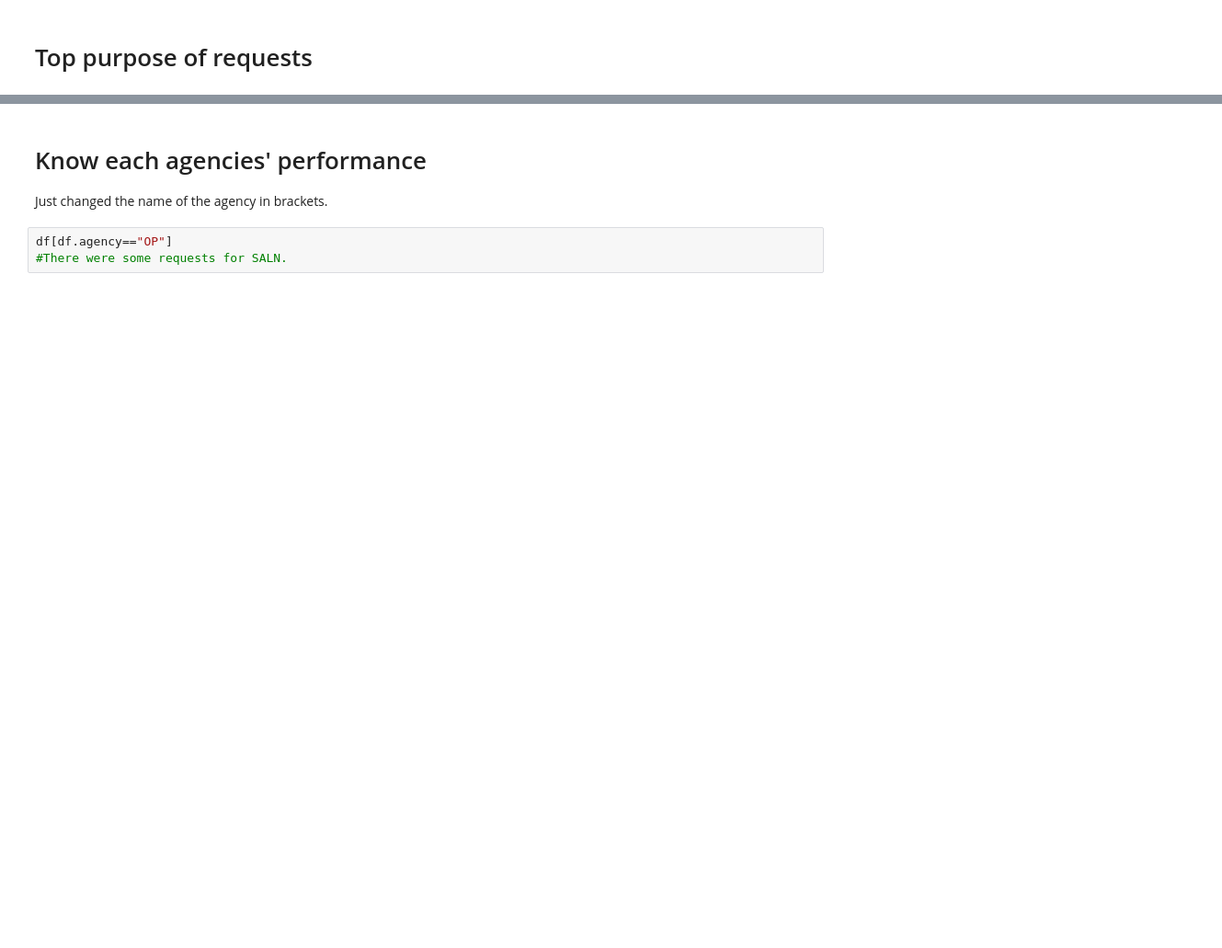
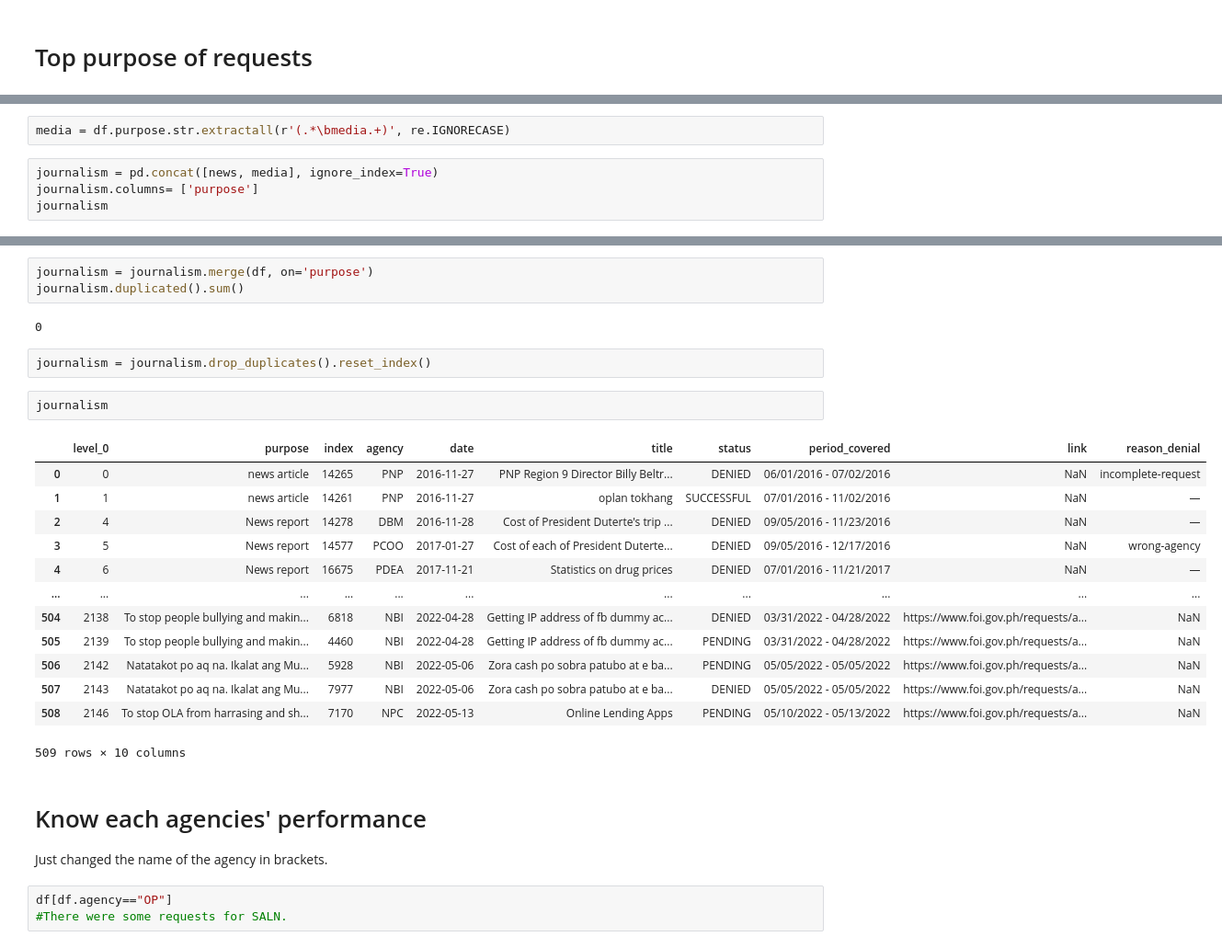
Before and after one commit to pmagtulis/foi-analysis, a Jupyter notebook: foi-analysis.ipynb, the cells around one changed output, grey strips where cells are left out. Shown at 92% size. Cells and saved outputs as stored; diff of their text form; blank space fills up the shorter version.

```diff
--- a/foi-analysis.ipynb
+++ b/foi-analysis.ipynb
@@ -377,0 +445,6 @@ Name: purpose, dtype: int64
+# %%
+media = df.purpose.str.extractall(r'(.*\bmedia.+)', re.IGNORECASE)
+# %%
+journalism = pd.concat([news, media], ignore_index=True)
+journalism.columns= ['purpose']
+journalism
@@ -378,3 +465,26 @@ Name: purpose, dtype: int64
+# %%
+journalism = journalism.merge(df, on='purpose')
+journalism.duplicated().sum()
+# %% [output]
+0
+# %%
+journalism = journalism.drop_duplicates().reset_index()
+# %%
+journalism
+# %% [output]
+|  | level_0 | purpose | index | agency | date | title | status | period_covered | link | reason_denial |
+| 0 | 0 | news article | 14265 | PNP | 2016-11-27 | PNP Region 9 Director Billy Beltr... | DENIED | 06/01/2016 - 07/02/2016 | NaN | incomplete-request |
+| 1 | 1 | news article | 14261 | PNP | 2016-11-27 | oplan tokhang | SUCCESSFUL | 07/01/2016 - 11/02/2016 | NaN | — |
+| 2 | 4 | News report | 14278 | DBM | 2016-11-28 | Cost of President Duterte's trip ... | DENIED | 09/05/2016 - 11/23/2016 | NaN | — |
+| 3 | 5 | News report | 14577 | PCOO | 2017-01-27 | Cost of each of President Duterte... | DENIED | 09/05/2016 - 12/17/2016 | NaN | wrong-agency |
+| 4 | 6 | News report | 16675 | PDEA | 2017-11-21 | Statistics on drug prices | DENIED | 07/01/2016 - 11/21/2017 | NaN | — |
+| ... | ... | ... | ... | ... | ... | ... | ... | ... | ... | ... |
+| 504 | 2138 | To stop people bullying and makin... | 6818 | NBI | 2022-04-28 | Getting IP address of fb dummy ac... | DENIED | 03/31/2022 - 04/28/2022 | https://www.foi.gov.ph/requests/a... | NaN |
+| 505 | 2139 | To stop people bullying and makin... | 4460 | NBI | 2022-04-28 | Getting IP address of fb dummy ac... | PENDING | 03/31/2022 - 04/28/2022 | https://www.foi.gov.ph/requests/a... | NaN |
+| 506 | 2142 | Natatakot po aq na. Ikalat ang Mu... | 5928 | NBI | 2022-05-06 | Zora cash po sobra patubo at e ba... | PENDING | 05/05/2022 - 05/05/2022 | https://www.foi.gov.ph/requests/a... | NaN |
+| 507 | 2143 | Natatakot po aq na. Ikalat ang Mu... | 7977 | NBI | 2022-05-06 | Zora cash po sobra patubo at e ba... | DENIED | 05/05/2022 - 05/05/2022 | https://www.foi.gov.ph/requests/a... | NaN |
+| 508 | 2146 | To stop OLA from harrasing and sh... | 7170 | NPC | 2022-05-13 | Online Lending Apps | PENDING | 05/10/2022 - 05/13/2022 | https://www.foi.gov.ph/requests/a... | NaN |
+509 rows × 10 columns
 # %% [markdown]
 # Know each agencies' performance
 
```
Also changed, not shown: parts of 61 cells of this notebook.
